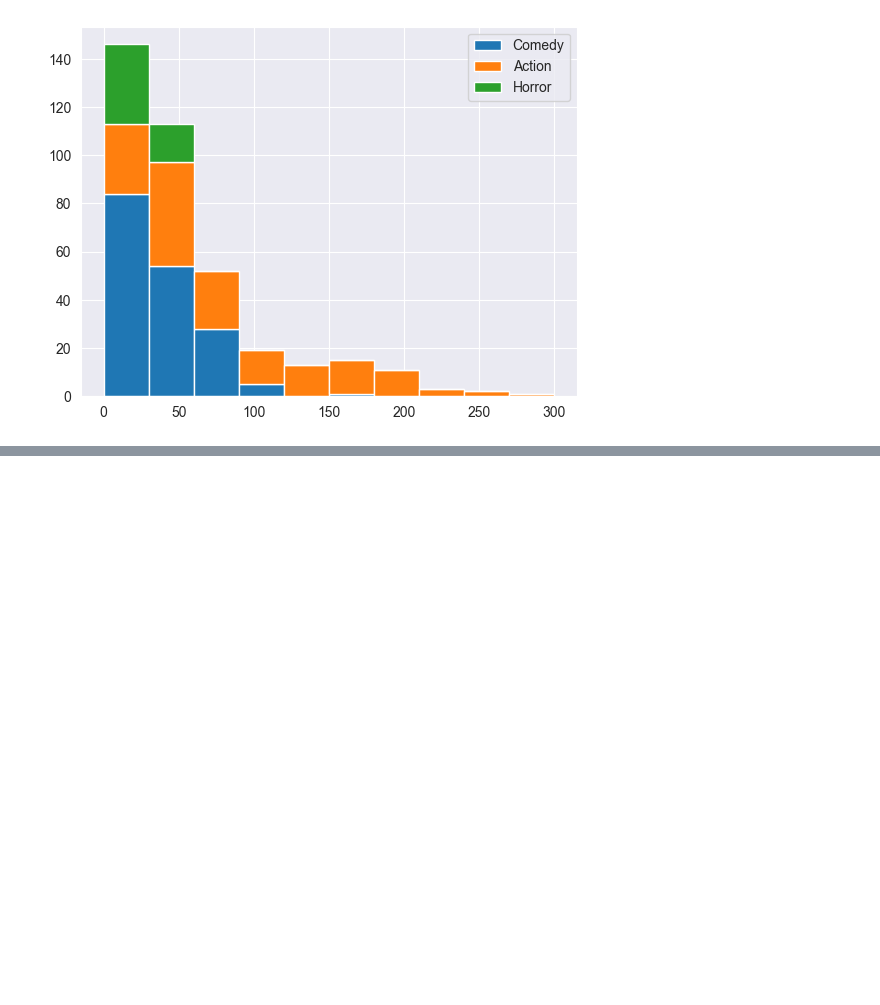
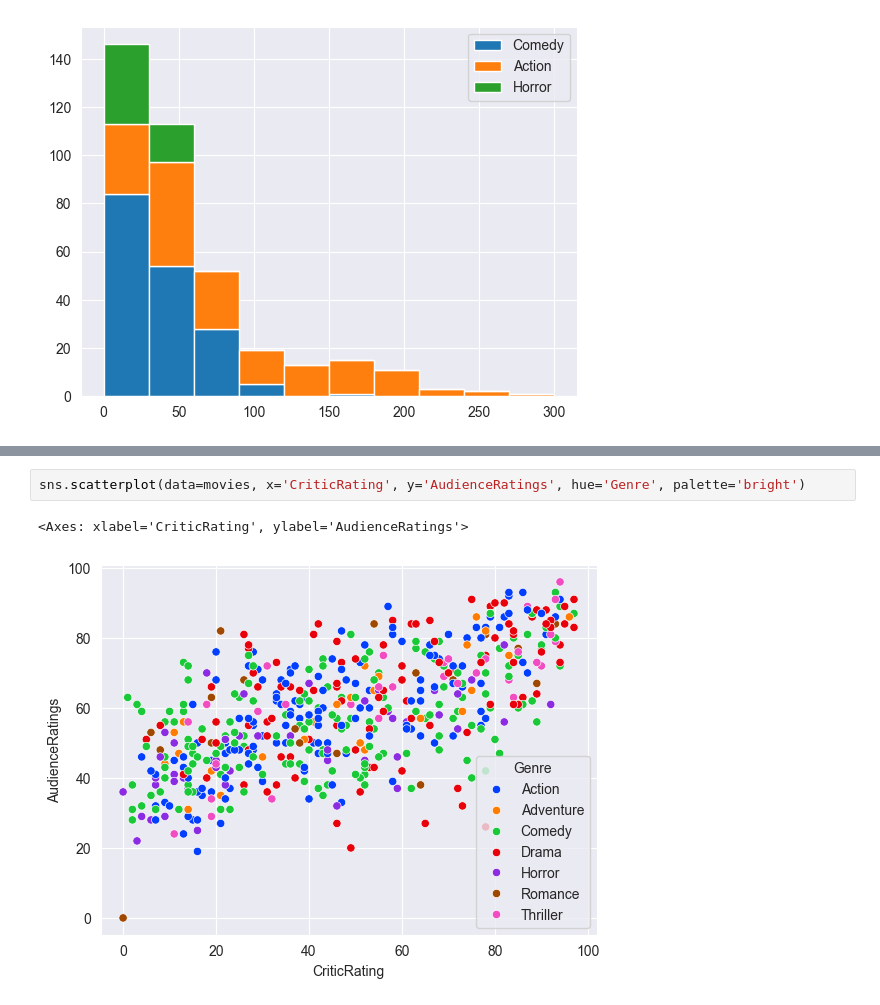
Before and after one commit to vijaivimu/Python-For-Data-Science, a Jupyter notebook: visualization.ipynb, the cells around one changed output, grey strips where cells are left out. Drawn from its saved outputs; the diff is of its cells as text; blank space fills up the shorter version.

```diff
--- a/visualization.ipynb
+++ b/visualization.ipynb
@@ -190,0 +196,5 @@ plt.show()
+# %%
+sns.scatterplot(data=movies, x='CriticRating', y='AudienceRatings', hue='Genre', palette='bright')
+# %% [output]
+<Axes: xlabel='CriticRating', ylabel='AudienceRatings'>
+[figure, added]
```
Also changed, not shown: parts of 7 cells of this notebook.
